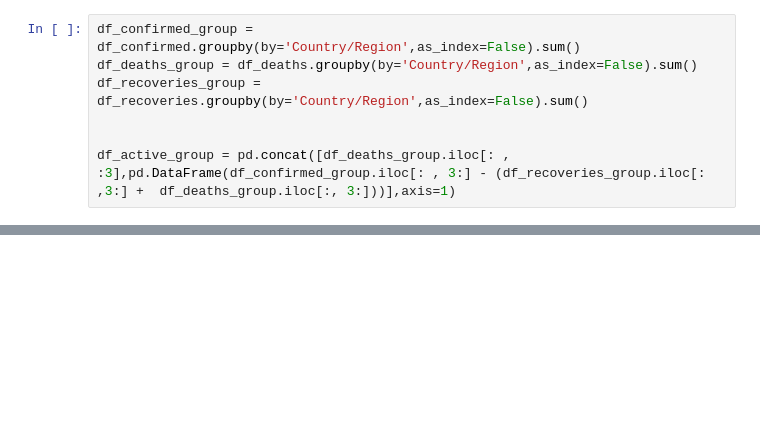
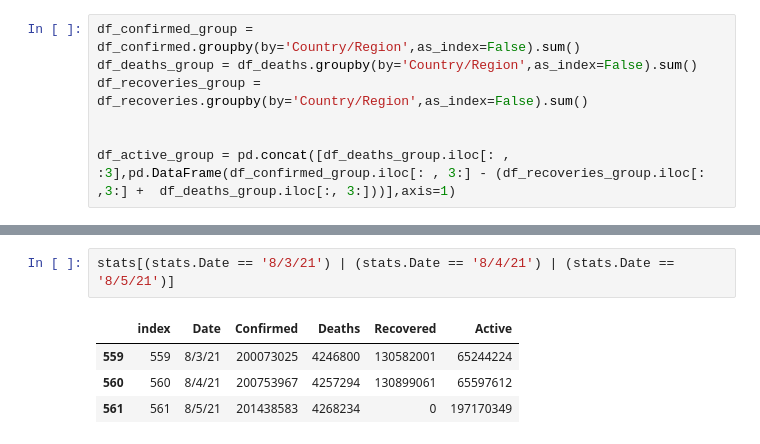
Before and after one commit to arebimohammed/Covid-19-Analysis, a Jupyter notebook: notebooks/ML-Covid19-analysis.ipynb, the cells around one changed output, grey strips where cells are left out. Drawn from its saved outputs; the diff is of its cells as text; blank space fills up the shorter version.

```diff
--- a/notebooks/ML-Covid19-analysis.ipynb
+++ b/notebooks/ML-Covid19-analysis.ipynb
@@ -168,0 +334,7 @@ latest_stats_fig.show()
+# %%
+stats[(stats.Date == '8/3/21') | (stats.Date == '8/4/21') | (stats.Date == '8/5/21')]
+# %% [output]
+|  | index | Date | Confirmed | Deaths | Recovered | Active |
+| 559 | 559 | 8/3/21 | 200073025 | 4246800 | 130582001 | 65244224 |
+| 560 | 560 | 8/4/21 | 200753967 | 4257294 | 130899061 | 65597612 |
+| 561 | 561 | 8/5/21 | 201438583 | 4268234 | 0 | 197170349 |
```
Also changed, not shown: parts of 11 cells of this notebook.
